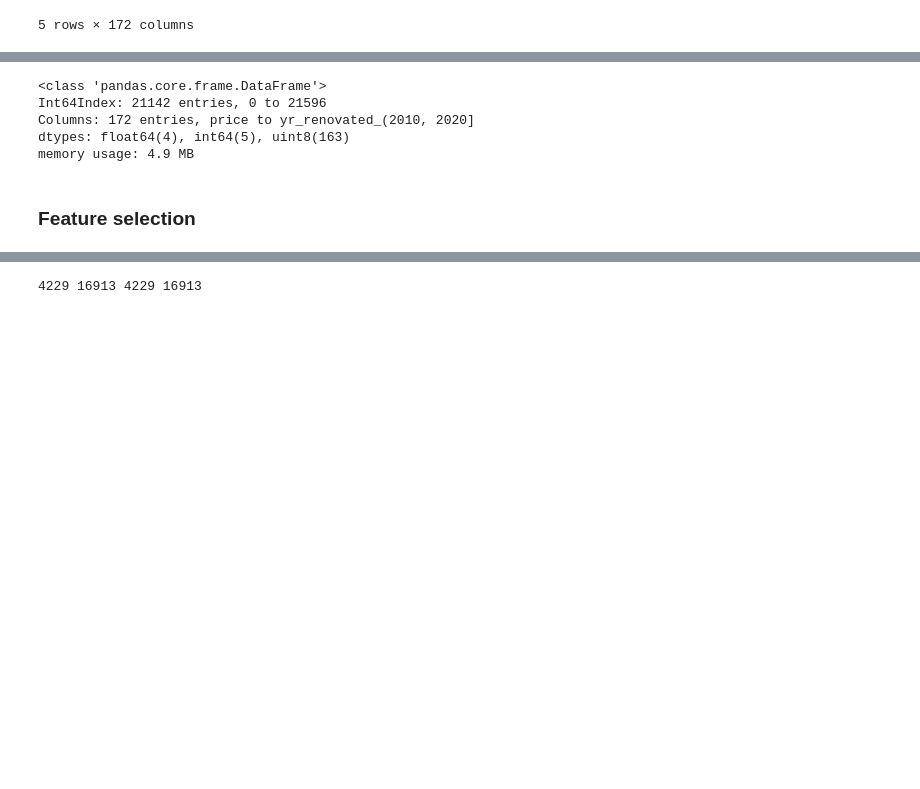
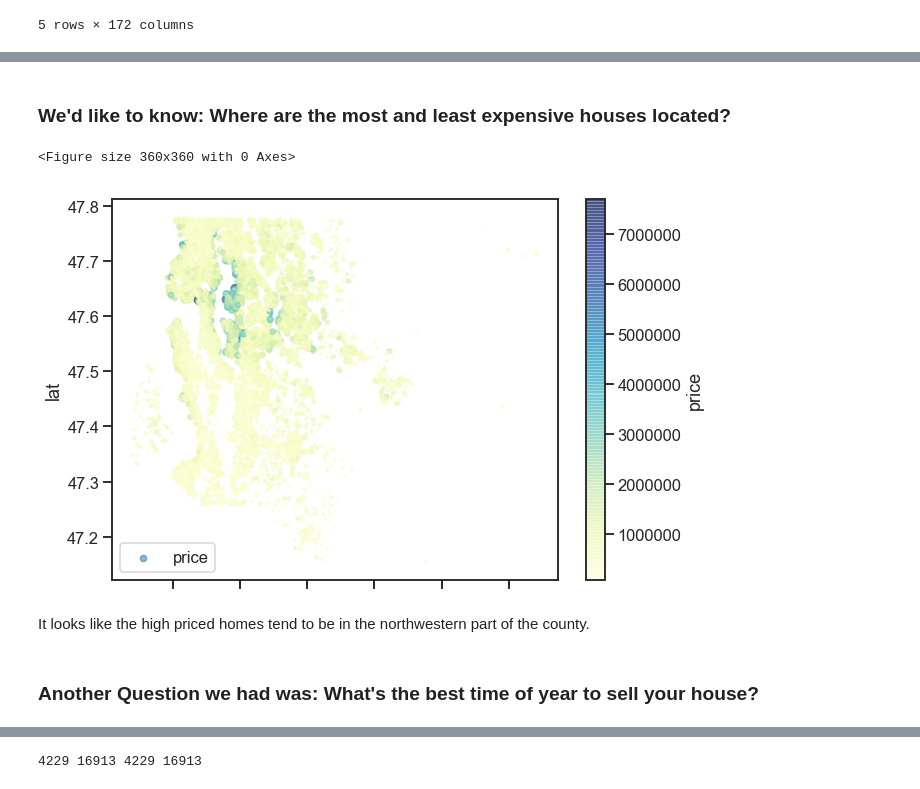
Before and after one commit to kemepley/Project_1, a Jupyter notebook: Project Results .ipynb, the cells around one changed output, grey strips where cells are left out. Cells and saved outputs as stored; diff of their text form; code cells hidden in the pictures; blank space fills up the shorter version.

Commit message:
cleaned up and commented the results

```diff
--- a/Project Results .ipynb
+++ b/Project Results .ipynb
@@ -102,10 +101,0 @@ SyntaxError: invalid syntax (<ipython-input-24-4247c5b42aba>, line 1)
-# %%
-clean_house.info()
-# %% [output]
-<class 'pandas.core.frame.DataFrame'>
-Int64Index: 21142 entries, 0 to 21596
-Columns: 172 entries, price to yr_renovated_(2010, 2020]
-dtypes: float64(4), int64(5), uint8(163)
-memory usage: 4.9 MB
-# %% [markdown]
-### Feature selection
@@ -111,0 +107,20 @@ memory usage: 4.9 MB
+# %% [markdown]
+### We'd like to know: Where are the most and least expensive houses located?
+# %%
+sns.set_context('talk')
+fig2 = plt.figure(figsize=(5,5))
+plt.tight_layout()
+
+ax3 = house.plot(kind='scatter', x='long', y='lat', s=house['price']/100000, label="price", c="price", cmap=plt.get_cmap("YlGnBu"), colorbar=True, alpha=0.5, figsize=(10,7))
+ax3.set_xticklabels([-122.5, -122.2 -121.9 -121.6, -121.3])
+sns.set_style('white', {'axes.linewidth': 0.5})
+plt.rcParams['xtick.major.size'] = 20
+plt.rcParams['xtick.major.width'] = 4
+plt.rcParams['xtick.bottom'] = True
+plt.rcParams['ytick.left'] = True
+# fig2.savefig('map')
+# %% [output]
+<Figure size 360x360 with 0 Axes>
+[figure, added]
+# %% [markdown]
+It looks like the high priced homes tend to be in the northwestern part of the county.
@@ -111,0 +137,2 @@ memory usage: 4.9 MB
+# %% [markdown]
+### Another Question we had was: What's the best time of year to sell your house?
```
Also changed, not shown: parts of 38 cells of this notebook, 2 other files.
